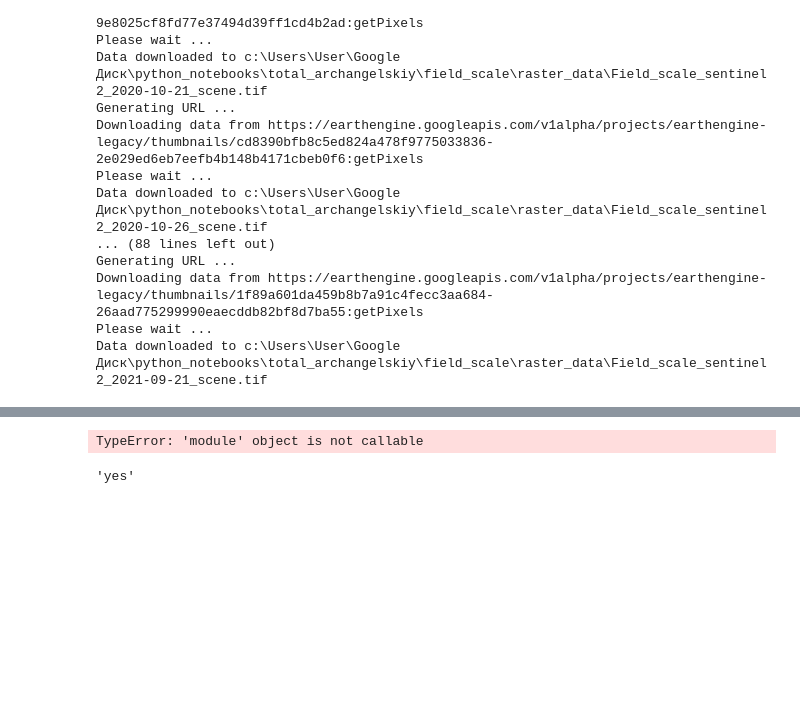
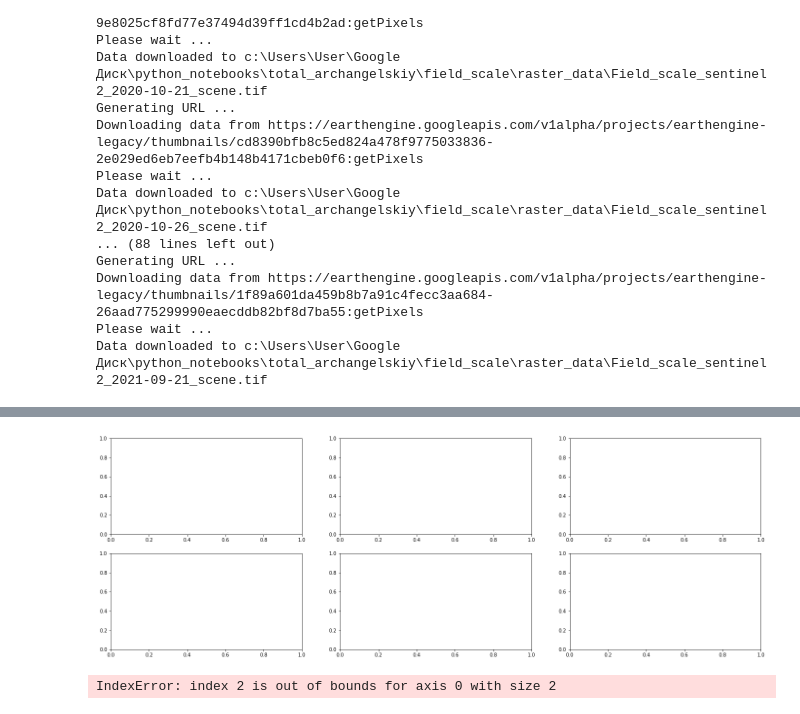
Before and after one commit to hukitoc94/total_archangelskiy, a Jupyter notebook: field_scale/get_images_notebook.ipynb, the cells around one changed output, grey strips where cells are left out. Drawn from its saved outputs; the diff is of its cells as text; code cells hidden in the pictures; blank space fills up the shorter version.

```diff
--- a/field_scale/get_images_notebook.ipynb
+++ b/field_scale/get_images_notebook.ipynb
@@ -142,20 +149,0 @@ year_annual_NDVI_sample['str_date'] = year_annual_NDVI_sample['new_date'].dt.str
-# %%
-sns.set_style("ticks")
-
-fig, ax1 = plt.subplots(figsize=(10,6))
-
-
-ax1 = sns.barplot(data = two_week_resample , x = 'str_date', y  = 'sum_percepetation',color = "#00C9FF" )
-ax1.set( ylabel='Осадки (мм)',xlabel = "", title=f'Климатические показатели 123-123 (шаг 2 недели, по данным rp5)' )
-
-
-ax2 = ax1.twinx()
-
-ax2 = sns.lineplot(data = two_week_resample["mean_temperature"], color = 'r',linewidth = 1  )
-ax2.set( ylabel=f'Температура (\xb0C)')
-
-
-
-plt.locator_params(axis='x', nbins=10)
-plt.savefig('output/weather/books_read.jpg')
-ready_plot = fig
@@ -191,13 +149,0 @@ from rasterio import mask
-# %%
-
-def getFeatures(gdf):
-    """Function to parse features from GeoDataFrame in such a manner that rasterio wants them"""
-    import json
-    return [json.loads(gdf.to_json())['features'][0]['geometry']]
-PP = getFeatures(two_fields[two_fields['type'] == 'PP'])
-array, transform  = mask(dataset=sen2, shapes=PP, crop=True)
-array[array == 0] = np.nan
-NDTI_array = array[7]
-NDTI_array = NDTI_array[~np.isnan(NDTI_array)]
-# %% [output]
-TypeError: 'module' object is not callable
@@ -210,4 +150,8 @@ PP = getFeatures(two_fields[two_fields['type'] == 'PP'])
-# %%
-'YeS'.lower()
-# %% [output]
-'yes'
+# %%
+fig, axes = plt.subplots(2,3, figsize=(24,8))
+# %% [output]
+[figure, added]
+# %%
+axes[2,2]
+# %% [output]
+IndexError: index 2 is out of bounds for axis 0 with size 2
```
Also changed, not shown: parts of 26 cells of this notebook, 27 other files.
